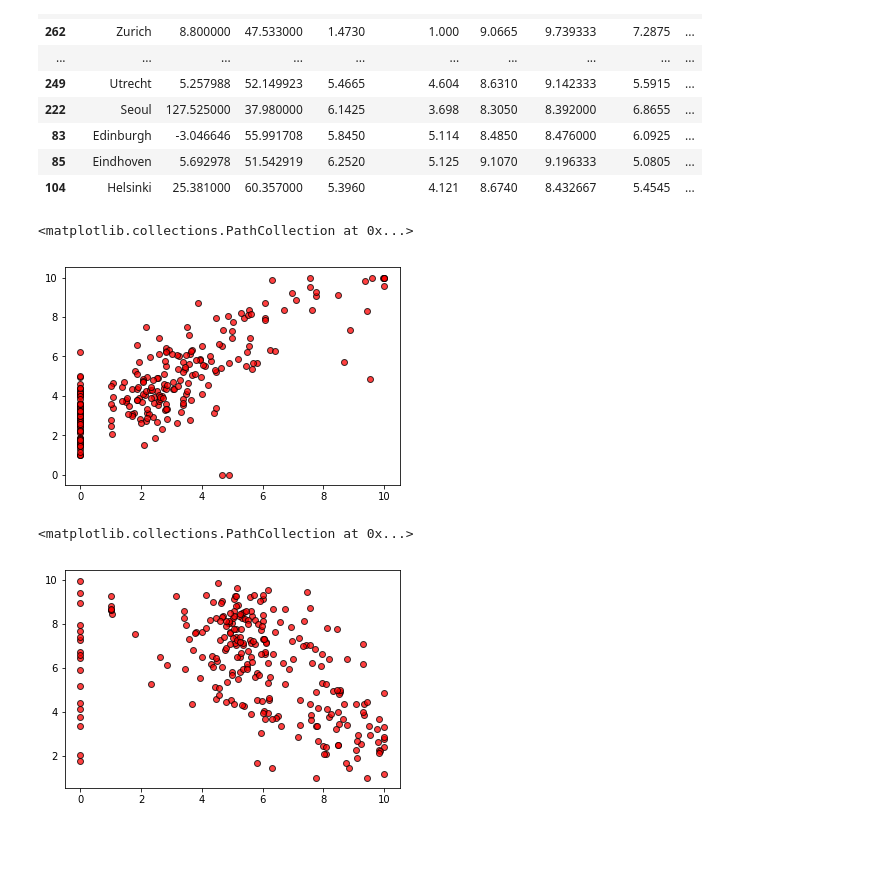
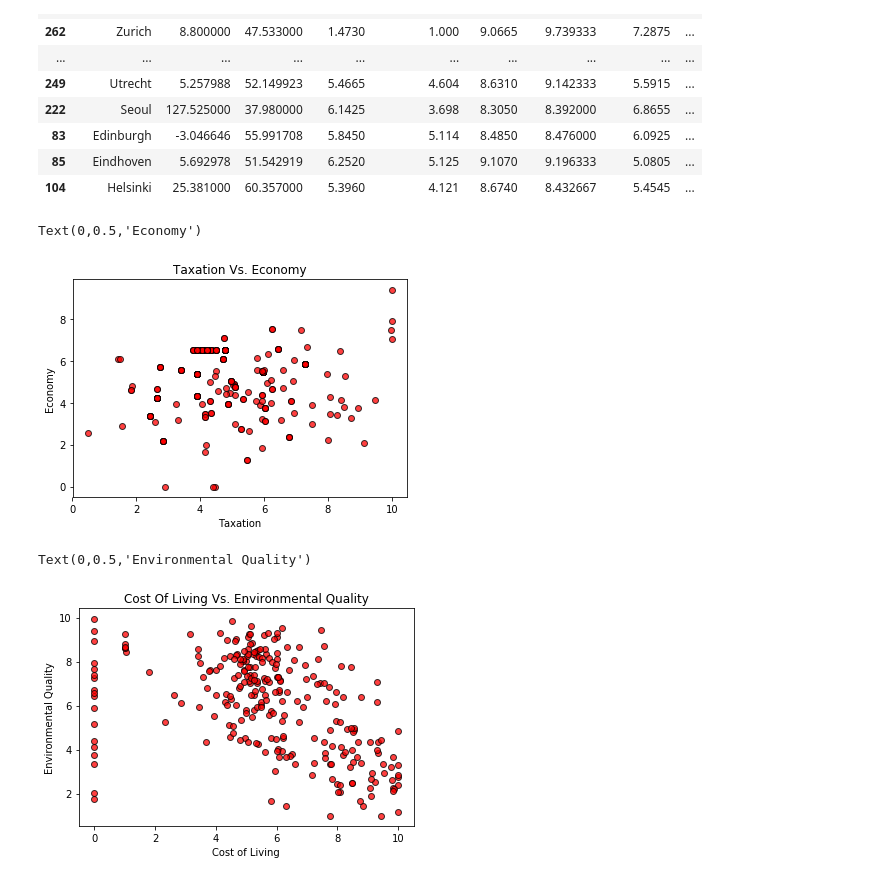
Before and after one commit to rdhuper/Project_Group_6, a Jupyter notebook: Christina/Teleport_API_City_Collection.ipynb, the cells around one changed output. Saved outputs shown, nothing was run; the diff lists cells and outputs as text; code cells hidden in the pictures; blank space fills up the shorter version.

Commit message:
updated final charts with labels

```diff
--- a/Christina/Teleport_API_City_Collection.ipynb
+++ b/Christina/Teleport_API_City_Collection.ipynb
@@ -374,15 +376,21 @@ teleport_score_sort.head(20)
 | 104 | Helsinki | 25.381000 | 60.357000 | 5.3960 | 4.121 | 8.6740 | 8.432667 | 5.4545 | ... |
 # %%
 # make scatterplot of data using ? and ?
-plt.scatter(venture_capital, start_ups, marker="o", facecolors="red", edgecolors="black", alpha=0.75)
+plt.scatter(taxation, economy, marker="o", facecolors="red", edgecolors="black", alpha=0.75)
+plt.title("Taxation Vs. Economy")
+plt.xlabel("Taxation")
+plt.ylabel("Economy")
 # %% [output]
-<matplotlib.collections.PathCollection at 0x...>
+Text(0,0.5,'Economy')
-[figure, old version]
+[figure, new version]
 # %%
 # make scatterplot of data using ? and ?
 plt.scatter(cost_of_living, environmental_quality, marker="o", facecolors="red", edgecolors="black", alpha=0.75)
+plt.title("Cost Of Living Vs. Environmental Quality")
+plt.xlabel("Cost of Living")
+plt.ylabel("Environmental Quality")
 # %% [output]
-<matplotlib.collections.PathCollection at 0x...>
+Text(0,0.5,'Environmental Quality')
-[figure, old version]
+[figure, new version]
 # %%
 locations=city_data[["longitude","latitude"]]
```
Also changed, not shown: parts of 10 cells of this notebook.
